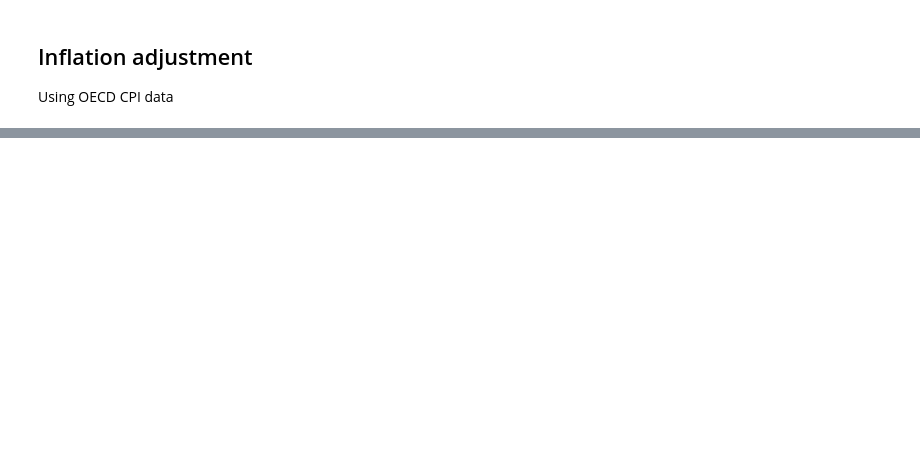
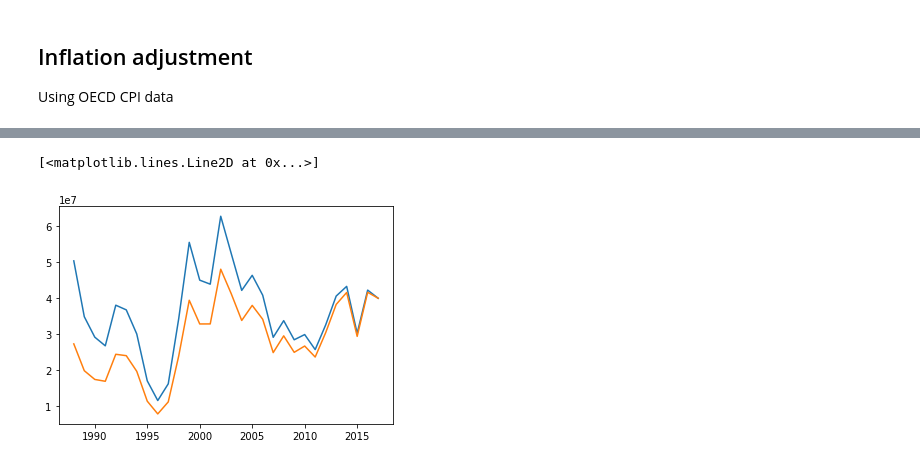
Before and after one commit to GibbsConsulting/ds-collateral, a Jupyter notebook: notebooks/BCLogExports.ipynb, the cells around one changed output, grey strips where cells are left out. Drawn from its saved outputs; the diff is of its cells as text; code cells hidden in the pictures; blank space fills up the shorter version.

```diff
--- a/notebooks/BCLogExports.ipynb
+++ b/notebooks/BCLogExports.ipynb
@@ -117,0 +118,6 @@ Text(0.5,0.98,'Export destination export values, inflation rebased to 2017')
+# %%
+plt.plot(dfInfAdjValues['Japan'])
+plt.plot(dfValues['Japan'])
+# %% [output]
+[<matplotlib.lines.Line2D at 0x...>]
+[figure, added]
```
Also changed, not shown: parts of 6 cells of this notebook, 1 other file.
